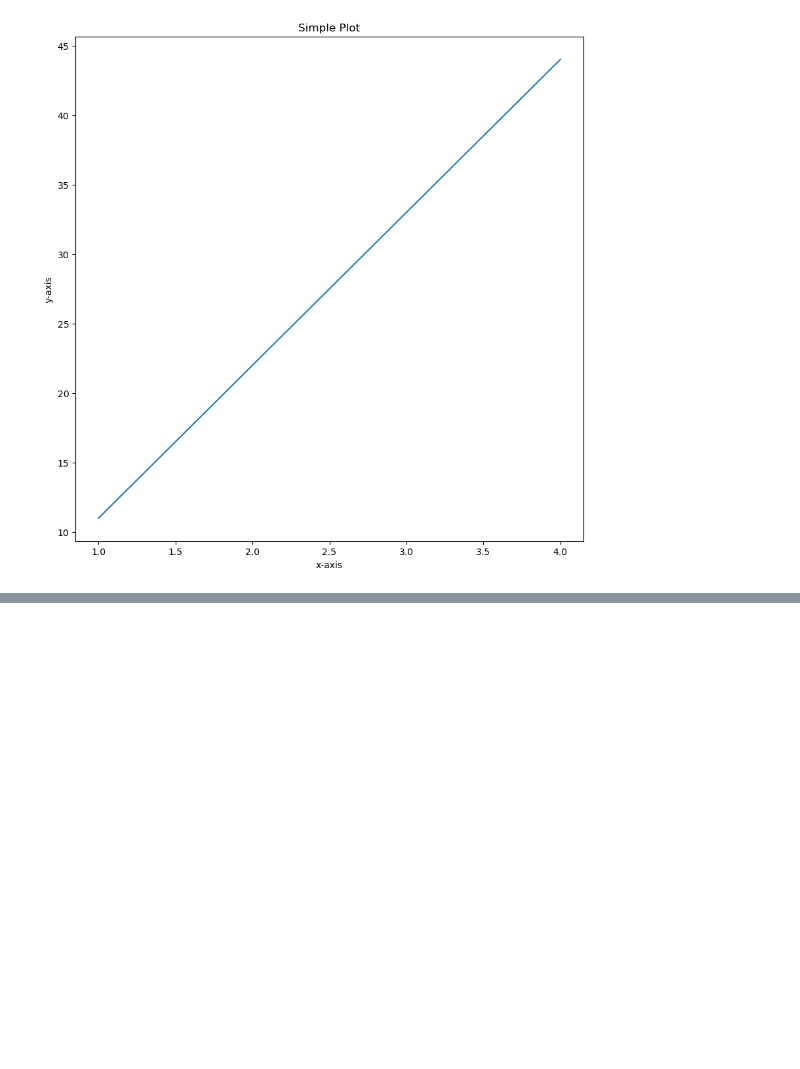
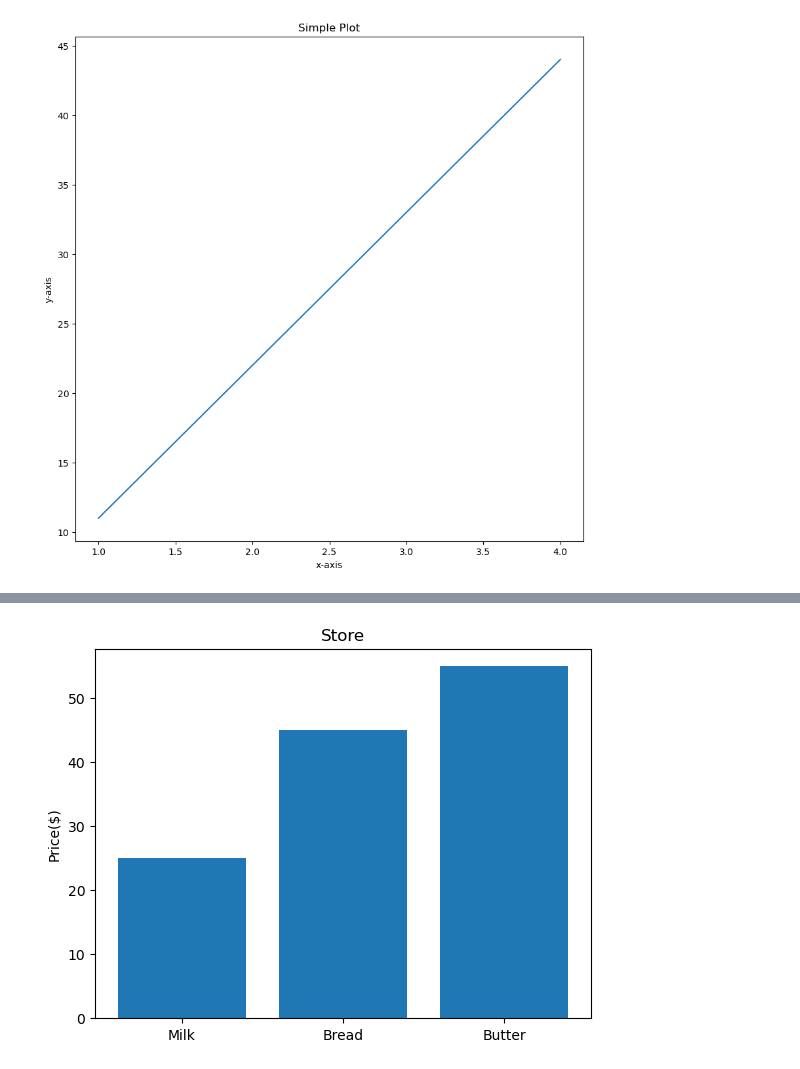
Before and after one commit to soumya0424/AI-ML, a Jupyter notebook: Matplotlib.ipynb, the cells around one changed output, grey strips where cells are left out. Saved outputs shown, nothing was run; the diff lists cells and outputs as text; code cells hidden in the pictures; blank space fills up the shorter version.

```diff
--- a/Matplotlib.ipynb
+++ b/Matplotlib.ipynb
@@ -74,0 +110,11 @@ fig.savefig("sample-plot.png")
+# %%
+ # Make a plot from dictionary
+prices = {"Milk":25,
+          "Bread":45,
+          "Butter":55}
+fig, ax = plt.subplots()
+ax.bar(prices.keys(), prices.values())
+ax.set(title = "Store",
+      ylabel = "Price($)");
+# %% [output]
+[figure, added]
```
Also changed, not shown: parts of 10 cells of this notebook.
